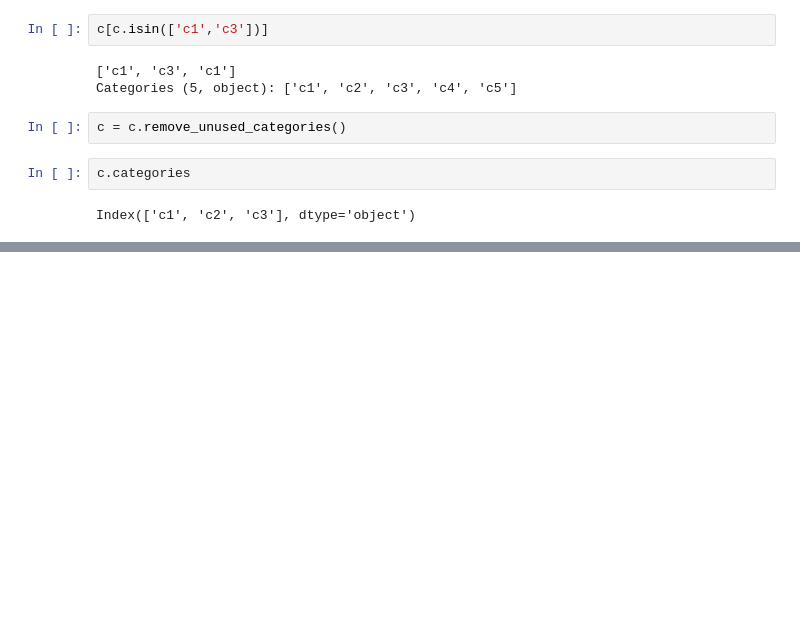
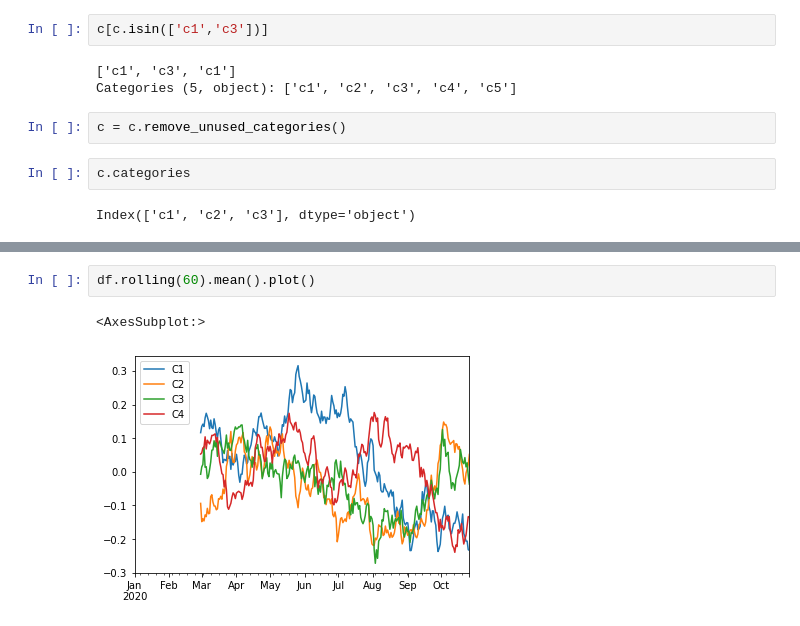
Before and after one commit to unknown-jun/Pandas, a Jupyter notebook: Pandas_Lecture.ipynb, the cells around one changed output, grey strips where cells are left out. Saved outputs shown, nothing was run; the diff lists cells and outputs as text; blank space fills up the shorter version.

```diff
--- a/Pandas_Lecture.ipynb
+++ b/Pandas_Lecture.ipynb
@@ -3107,0 +4493,5 @@ Index(['c1', 'c2', 'c3'], dtype='object')
+# %%
+df.rolling(60).mean().plot()
+# %% [output]
+<AxesSubplot:>
+[figure, added]
```
Also changed, not shown: parts of 335 cells of this notebook.
